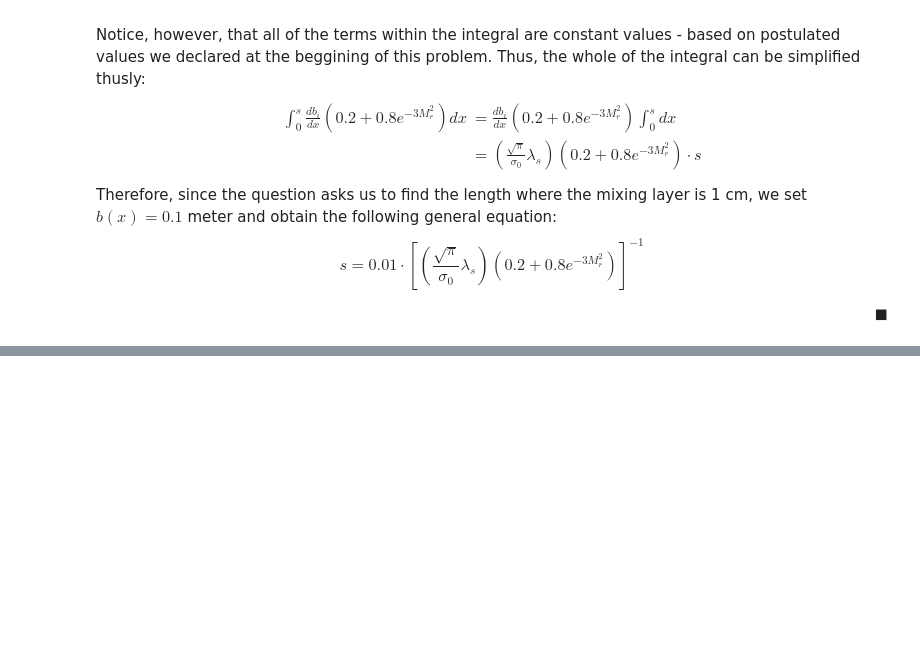
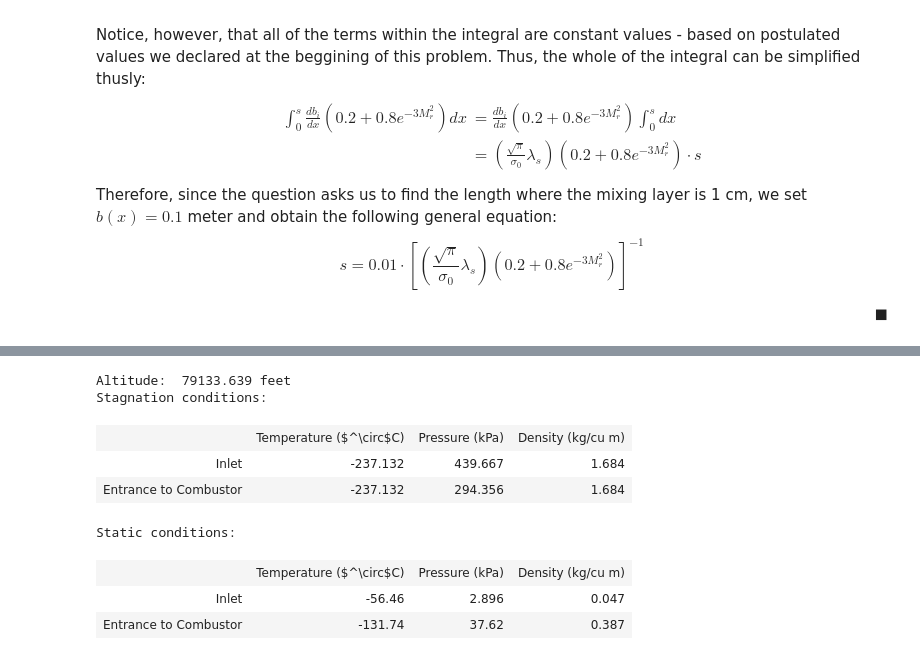
Before and after one commit to BananaBonanza/AAE537, a Jupyter notebook: aae537Hw3.ipynb, the cells around one changed output, grey strips where cells are left out. Cells and saved outputs as stored; diff of their text form; code cells hidden in the pictures; blank space fills up the shorter version.

```diff
--- a/aae537Hw3.ipynb
+++ b/aae537Hw3.ipynb
@@ -348,0 +404,48 @@ s = 0.01 \cdot \left[\left(\frac{\sqrt{\pi}}{\sigma_0}\lambda_s\right)\left(0.2
+# %%
+gamma = 1.4
+q_c = 52.668 #kPa as converted from 1100 psf
+M_in = 4
+M_c = 2
+P_2 = ((2*q_c)/(1.4*M_c))
+P_02 = totalPres(P_2,M_c)
+P_01 = rounds(P_02 * ( 1-0.075*(M_in - 1)**(1.35) )**(-1))
+P_1 = statPres(P_01,M_in)
+#T1 / T2
+T_rat = ((1+((gamma-1)/2)*M_c**2)/(1+((gamma-1)/2)*M_in**2))
+#Defining atmospheric conditions as a class
+altCon = atmosphere(P_1,1)
+altCon.PCalc()
+alt = rounds(unitConv(altCon.h,"altitude"))
+T_1 = altCon.T
+T_01 = totalTemp(T_1,M_in)
+T_2 = T_1 * (T_rat)**(-1)
+T_02 = totalTemp(T_2,M_c)
+rho_1 = altCon.rho
+rho_01 = totalDens(rho_1,M_in)
+## Assuming stagnation density does not change
+rho_02 = rho_01
+rho_2 = statDens(rho_02,M_c)
+
+print("Altitude: ", alt,"feet")
+print("Stagnation conditions:")
+table = [["", "Temperature ($^\circ$C)", "Pressure (kPa)", "Density (kg/cu m)"],
+         ["Inlet", T_01, P_01,rho_01],
+         ["Entrance to Combustor", T_02, P_02,rho_02]
+        ]
+display(HTML(tabulate.tabulate(table, tablefmt='html')))
+print("Static conditions:")
+table = [["", "Temperature ($^\circ$C)", "Pressure (kPa)", "Density (kg/cu m)"],
+         ["Inlet", T_1, P_1,rounds(rho_1)],
+         ["Entrance to Combustor", rounds(T_2), rounds(P_2),rho_2]
+        ]
+display(HTML(tabulate.tabulate(table, tablefmt='html')))
+# %% [output]
+Altitude:  79133.639 feet
+Stagnation conditions:
+|  | Temperature ($^\circ$C) | Pressure (kPa) | Density (kg/cu m) |
+| Inlet | -237.132 | 439.667 | 1.684 |
+| Entrance to Combustor | -237.132 | 294.356 | 1.684 |
+Static conditions:
+|  | Temperature ($^\circ$C) | Pressure (kPa) | Density (kg/cu m) |
+| Inlet | -56.46 | 2.896 | 0.047 |
+| Entrance to Combustor | -131.74 | 37.62 | 0.387 |
```
Also changed, not shown: parts of 7 cells of this notebook.
